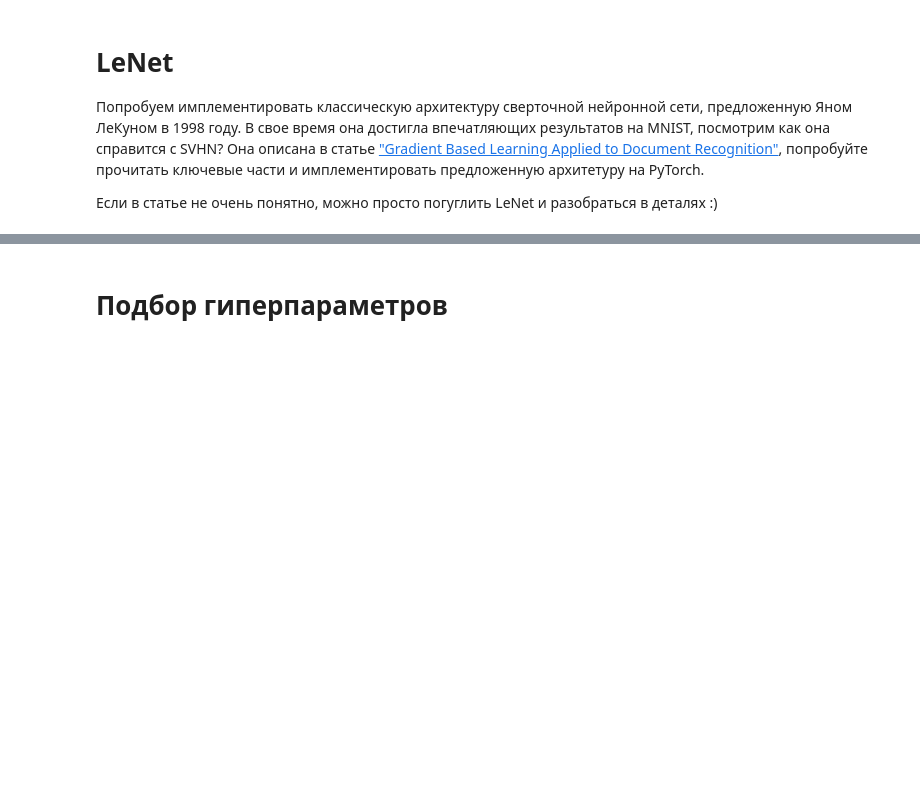
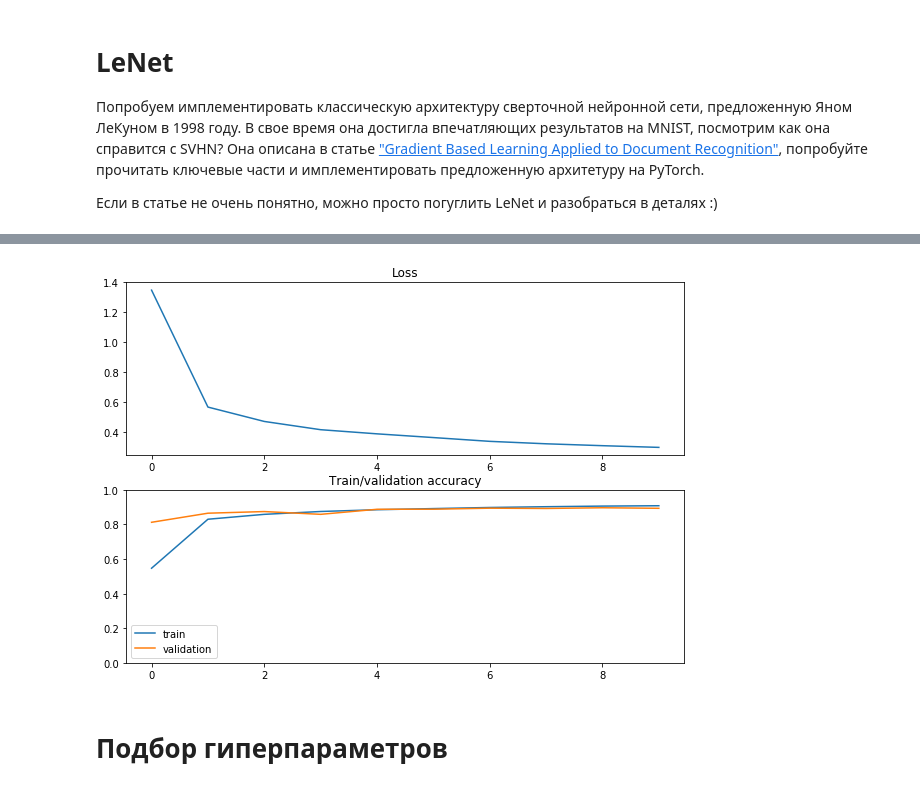
Before and after one commit to shereshevskiy/dlcourse_ai, a Jupyter notebook: assignments/assignment3/PyTorch_CNN_colab.ipynb, the cells around one changed output, grey strips where cells are left out. Drawn from its saved outputs; the diff is of its cells as text; code cells hidden in the pictures; blank space fills up the shorter version.

```diff
--- a/assignments/assignment3/PyTorch_CNN_colab.ipynb
+++ b/assignments/assignment3/PyTorch_CNN_colab.ipynb
@@ -59,9 +63,11 @@ device = torch.device("cuda:0") # Let's make sure GPU is available!
 def loss_accuracy_plot(loss_history, train_history, val_history):
     plt.figure(figsize=(10, 7))
     plt.subplot(211)
+#     plt.ylim(bottom=0)
     plt.title("Loss")
     plt.plot(loss_history)
     plt.subplot(212)
+    plt.ylim((0, 1))
     plt.title("Train/validation accuracy")
     plt.plot(train_history, label="train")
     plt.plot(val_history, label="validation")
@@ -319,6 +326,18 @@ loss_accuracy_plot(loss_history, train_history, val_history)
 # %%
 # TODO: Implement LeNet-like architecture for SVHN task
 lenet_model = nn.Sequential(
+            nn.Conv2d(3, 6, 5, padding=0),
+            nn.ReLU(inplace=True),
+            nn.MaxPool2d(2),
+            nn.Conv2d(6, 16, 5, padding=0),
+            nn.ReLU(inplace=True),
+            nn.MaxPool2d(2),
+            Flattener(),
+            nn.Linear(16*5*5, 120),
+            nn.ReLU(inplace=True),
+            nn.Linear(120, 84),
+            nn.ReLU(inplace=True),
+            nn.Linear(84, 10),
           )
 
 lenet_model.type(torch.cuda.FloatTensor)
@@ -332,3 +362,7 @@ loss_history, train_history, val_history = train_model(lenet_model, train_aug_lo
+# %%
+loss_accuracy_plot(loss_history, train_history, val_history)
+# %% [output]
+[figure, added]
 # %% [markdown]
 # Подбор гиперпараметров
 # %%
```
Also changed, not shown: parts of 3 cells of this notebook.
